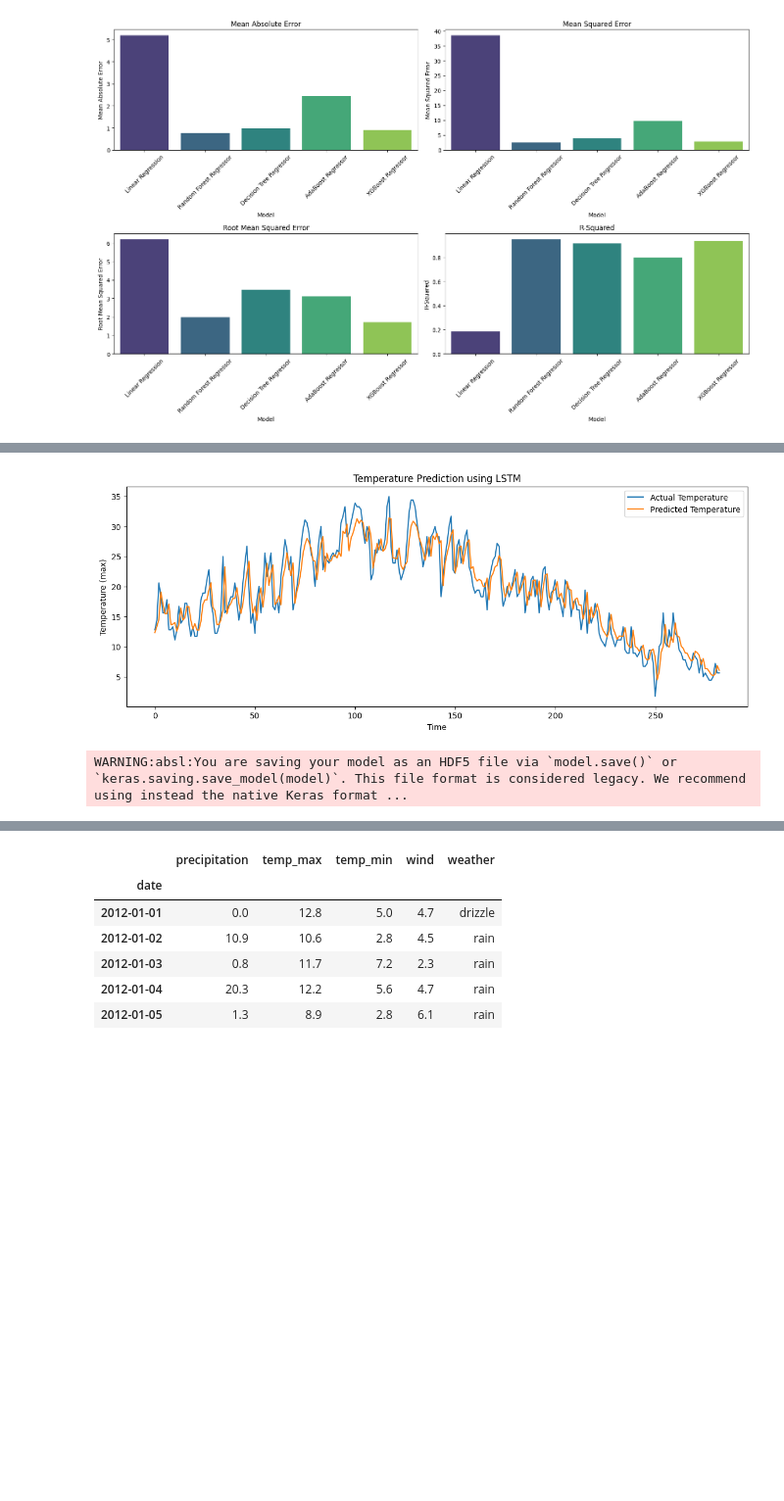
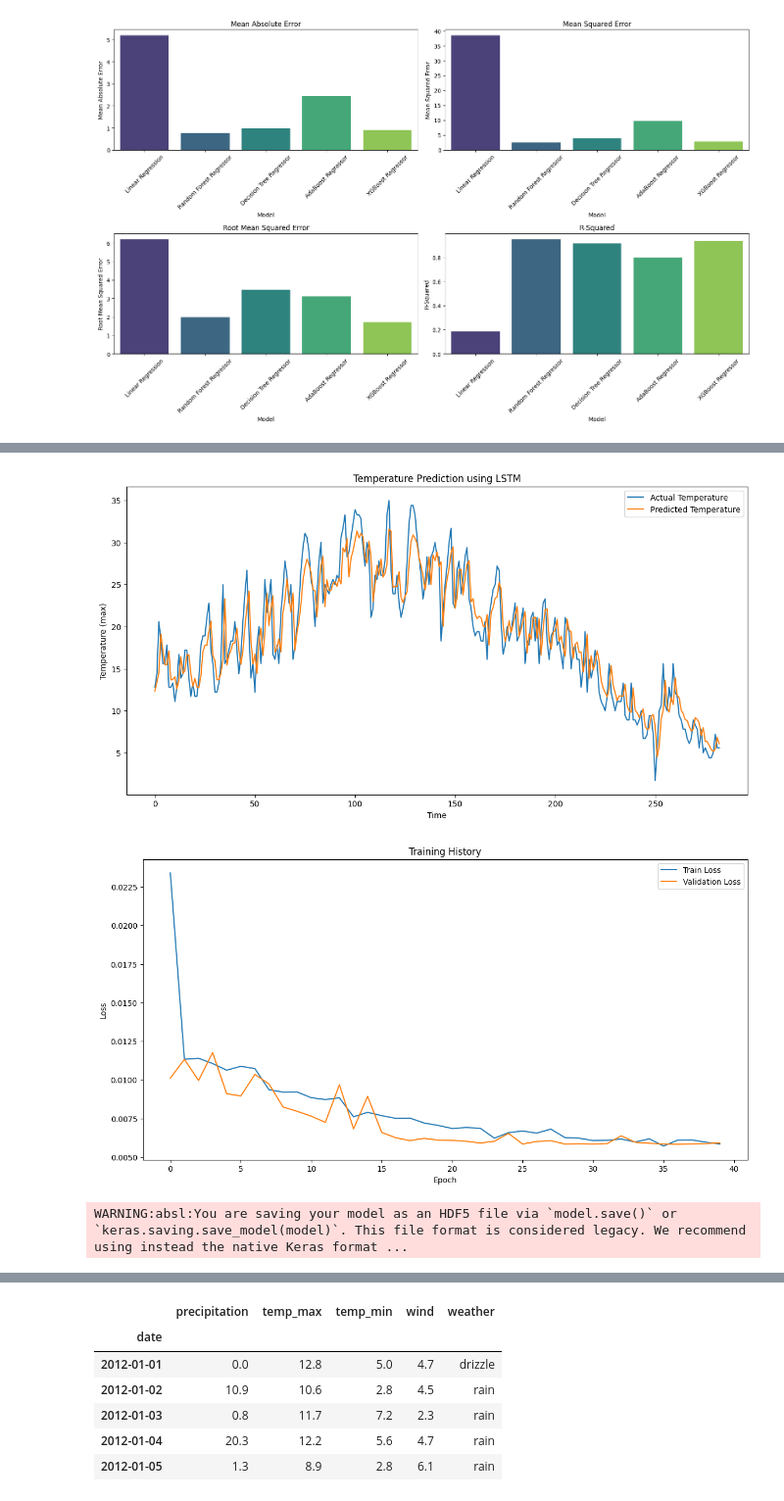
Before and after one commit to RoshiniGunasekaran/ML_Project, a Jupyter notebook: project/models/mlproject.ipynb, the cells around one changed output, grey strips where cells are left out. Shown at 98% size. Saved outputs shown, nothing was run; the diff lists cells and outputs as text; code cells hidden in the pictures; blank space fills up the shorter version.

```diff
--- a/project/models/mlproject.ipynb
+++ b/project/models/mlproject.ipynb
@@ -1743,21 +1696,36 @@ predictions = scaler.inverse_transform(predictions)
 y_test = scaler.inverse_transform(y_test)
 
 # Calculate accuracy metrics
-mae = np.mean(np.abs(predictions - y_test))
-mse = np.mean((predictions - y_test) ** 2)
-rmse = np.sqrt(mse)
+mae = np.mean(np.abs(predictions - y_test))  # Mean Absolute Error
+mse = np.mean((predictions - y_test) ** 2)  # Mean Squared Error
+rmse = np.sqrt(mse)  # Root Mean Squared Error
+mape = np.mean(np.abs((y_test - predictions) / y_test)) * 100  # Mean Absolute Percentage Error
+r_squared = 1 - (np.sum((y_test - predictions) ** 2) / np.sum((y_test - np.mean(y_test)) ** 2))  # R-squared
 
+# Print metrics
 print(f'Mean Absolute Error (MAE): {mae}')
 print(f'Mean Squared Error (MSE): {mse}')
 print(f'Root Mean Squared Error (RMSE): {rmse}')
+print(f'Mean Absolute Percentage Error (MAPE): {mape}')
+print(f'R-squared (R²): {r_squared}')
 
 # Plot the results
-plt.figure(figsize=(14, 5))
+plt.figure(figsize=(14, 7))
 plt.plot(y_test, label='Actual Temperature')
 plt.plot(predictions, label='Predicted Temperature')
 plt.xlabel('Time')
 plt.ylabel('Temperature (max)')
 plt.title('Temperature Prediction using LSTM')
+plt.legend()
+plt.show()
+
+# Plot training history
+plt.figure(figsize=(14, 7))
+plt.plot(history.history['loss'], label='Train Loss')
+plt.plot(history.history['val_loss'], label='Validation Loss')
+plt.xlabel('Epoch')
+plt.ylabel('Loss')
+plt.title('Training History')
 plt.legend()
 plt.show()
 
@@ -1794,2 +1762,3 @@ Root Mean Squared Error (RMSE): 2.84124947325442
-[figure, old version]
+[figure, new version]
+[figure, added]
 WARNING:absl:You are saving your model as an HDF5 file via `model.save()` or `keras.saving.save_model(model)`. This file format is considered legacy. We recommend using instead the native Keras format ...
```
Also changed, not shown: parts of 29 cells of this notebook, 25 other files.
